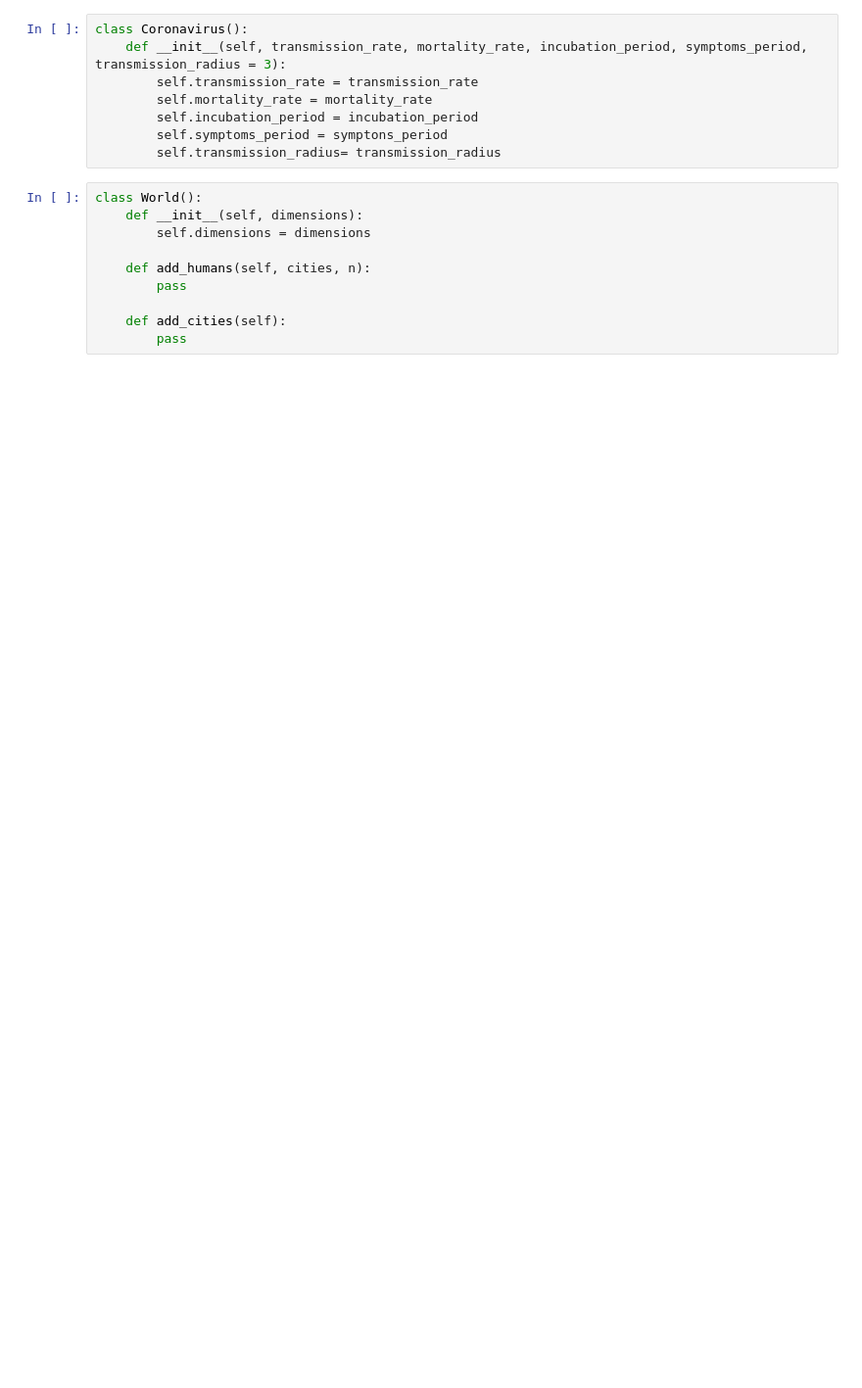
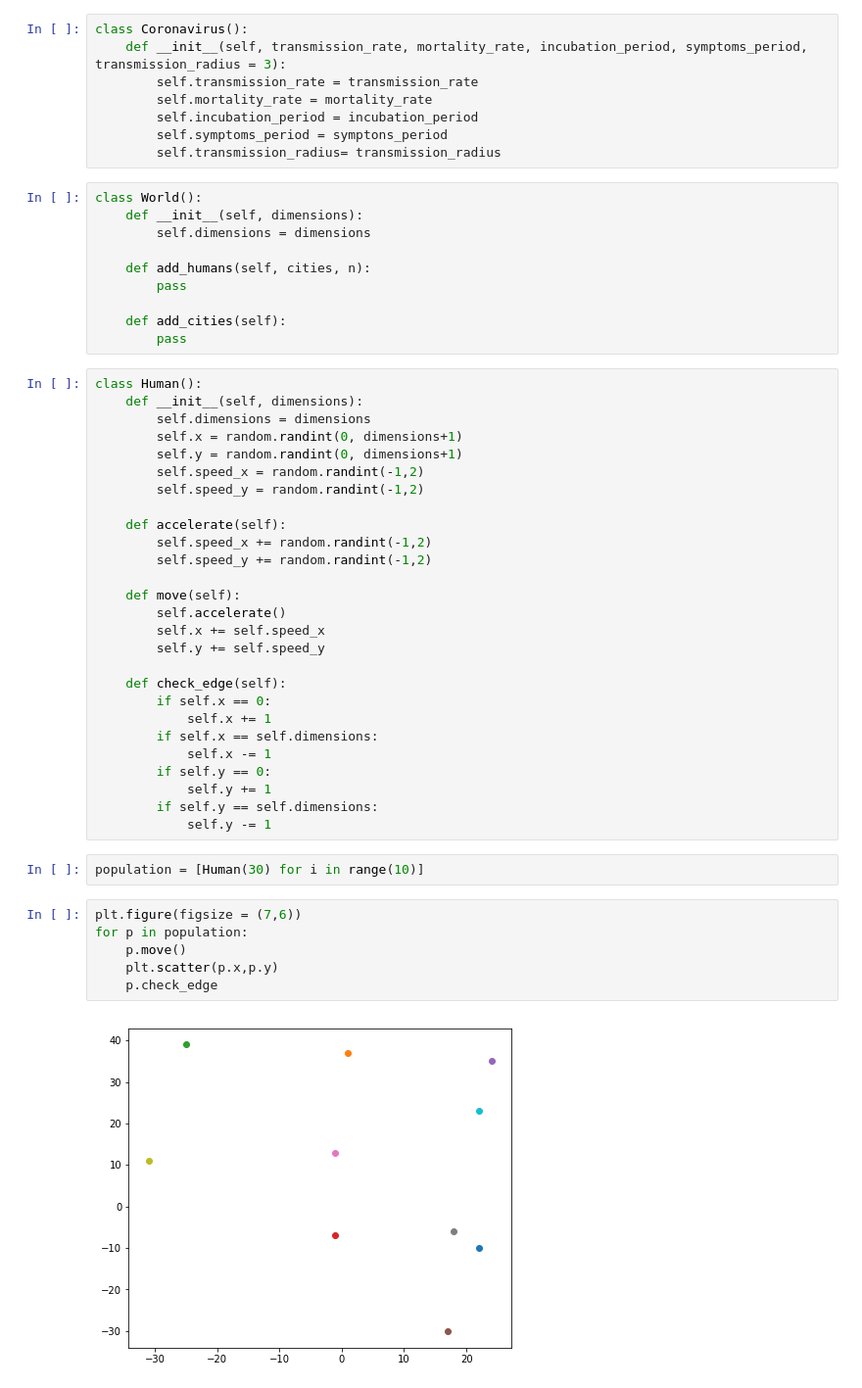
Before and after one commit to RodericGuigoCorominas/ST-Trup-v1, a Jupyter notebook: main.ipynb, the cells around one changed output. Shown at 98% size. Drawn from its saved outputs; the diff is of its cells as text; blank space fills up the shorter version.

```diff
--- a/main.ipynb
+++ b/main.ipynb
@@ -54,3 +55,40 @@ class World():
 
     def add_cities(self):
         pass
+# %%
+class Human():
+    def __init__(self, dimensions):
+        self.dimensions = dimensions
+        self.x = random.randint(0, dimensions+1)
+        self.y = random.randint(0, dimensions+1)
+        self.speed_x = random.randint(-1,2)
+        self.speed_y = random.randint(-1,2)
+
+    def accelerate(self):
+        self.speed_x += random.randint(-1,2)
+        self.speed_y += random.randint(-1,2)
+
+    def move(self):
+        self.accelerate()
+        self.x += self.speed_x
+        self.y += self.speed_y
+
+    def check_edge(self):
+        if self.x == 0:
+            self.x += 1
+        if self.x == self.dimensions:
+            self.x -= 1
+        if self.y == 0:
+            self.y += 1
+        if self.y == self.dimensions:
+            self.y -= 1
+# %%
+population = [Human(30) for i in range(10)]
+# %%
+plt.figure(figsize = (7,6))
+for p in population:
+    p.move()
+    plt.scatter(p.x,p.y)
+    p.check_edge
+# %% [output]
+[figure, added]
```
Also changed, not shown: parts of 16 cells of this notebook, 1 other file.
